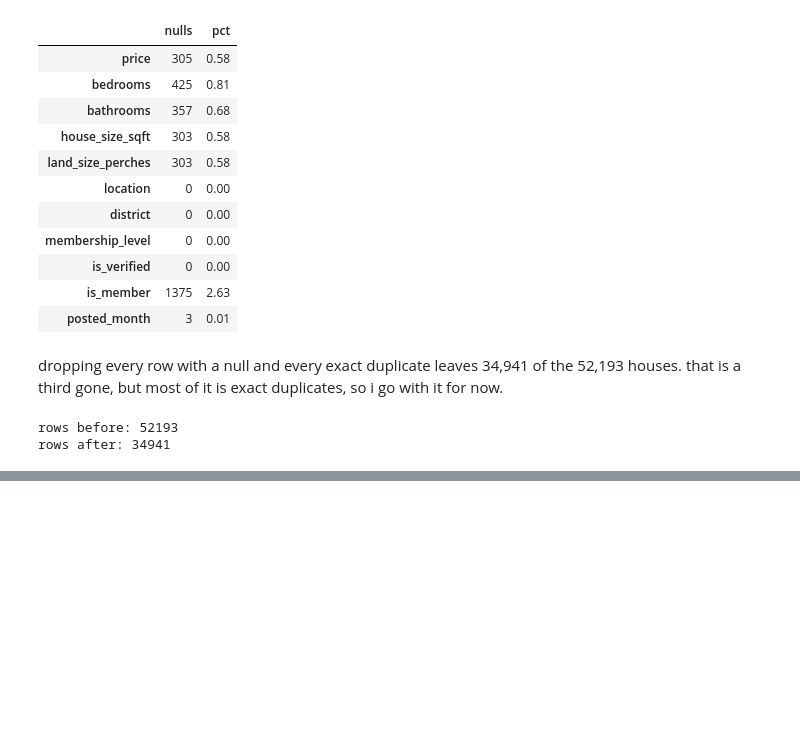
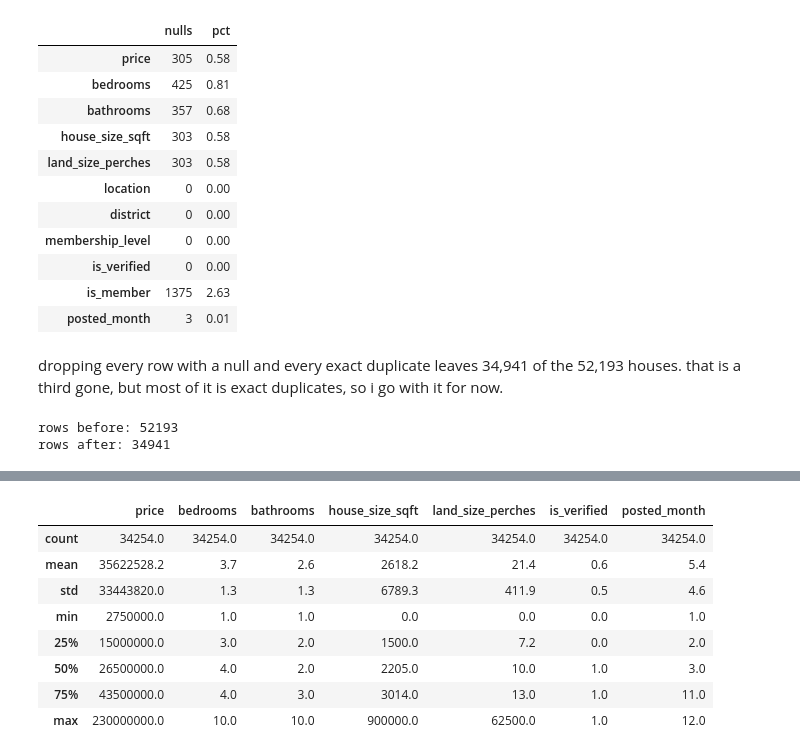
Before and after one commit to dsameendra/lk-ensemble-lab, a Jupyter notebook: notebooks/eda.ipynb, the cells around one changed output, grey strips where cells are left out. Drawn from its saved outputs; the diff is of its cells as text; code cells hidden in the pictures; blank space fills up the shorter version.

```diff
--- a/notebooks/eda.ipynb
+++ b/notebooks/eda.ipynb
@@ -125,0 +163,12 @@ rows after: 34941
+# %%
+df.describe().round(1)
+# %% [output]
+|  | price | bedrooms | bathrooms | house_size_sqft | land_size_perches | is_verified | posted_month |
+| count | 34254.0 | 34254.0 | 34254.0 | 34254.0 | 34254.0 | 34254.0 | 34254.0 |
+| mean | 35622528.2 | 3.7 | 2.6 | 2618.2 | 21.4 | 0.6 | 5.4 |
+| std | 33443820.0 | 1.3 | 1.3 | 6789.3 | 411.9 | 0.5 | 4.6 |
+| min | 2750000.0 | 1.0 | 1.0 | 0.0 | 0.0 | 0.0 | 1.0 |
+| 25% | 15000000.0 | 3.0 | 2.0 | 1500.0 | 7.2 | 0.0 | 2.0 |
+| 50% | 26500000.0 | 4.0 | 2.0 | 2205.0 | 10.0 | 1.0 | 3.0 |
+| 75% | 43500000.0 | 4.0 | 3.0 | 3014.0 | 13.0 | 1.0 | 11.0 |
+| max | 230000000.0 | 10.0 | 10.0 | 900000.0 | 62500.0 | 1.0 | 12.0 |
```
Also changed, not shown: parts of 6 cells of this notebook.
